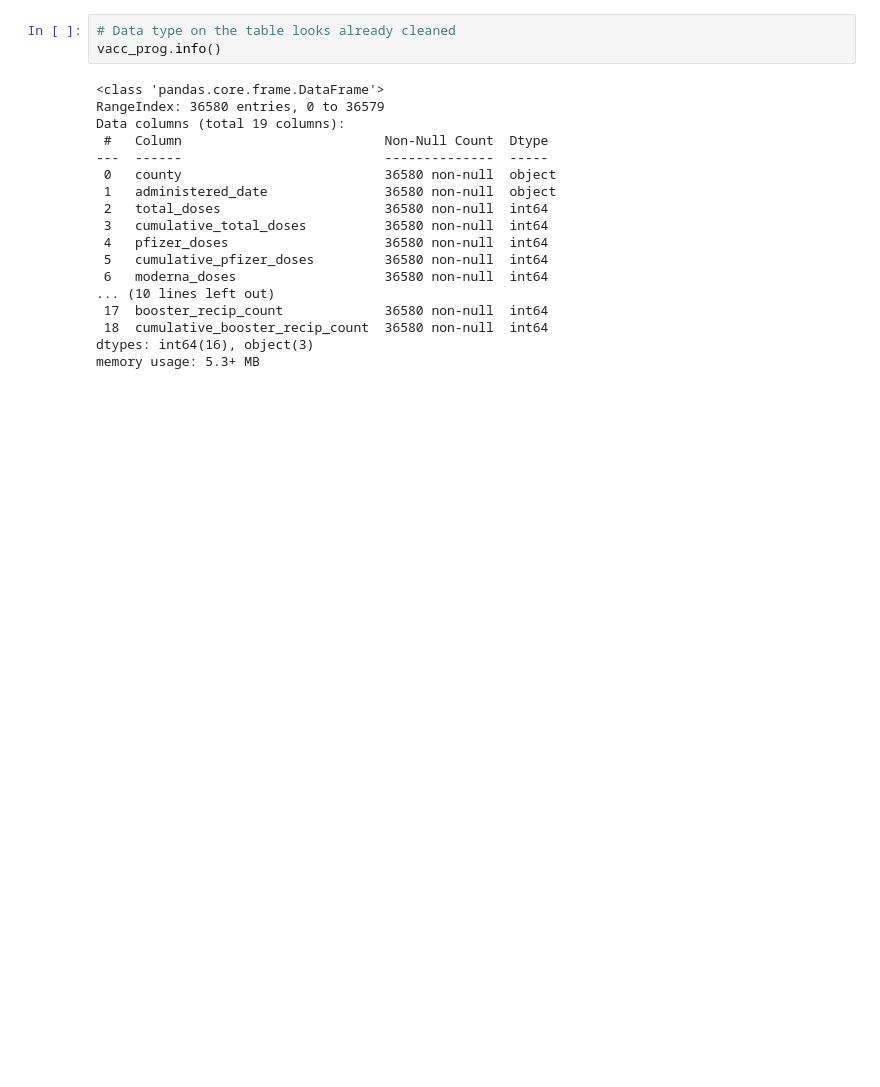
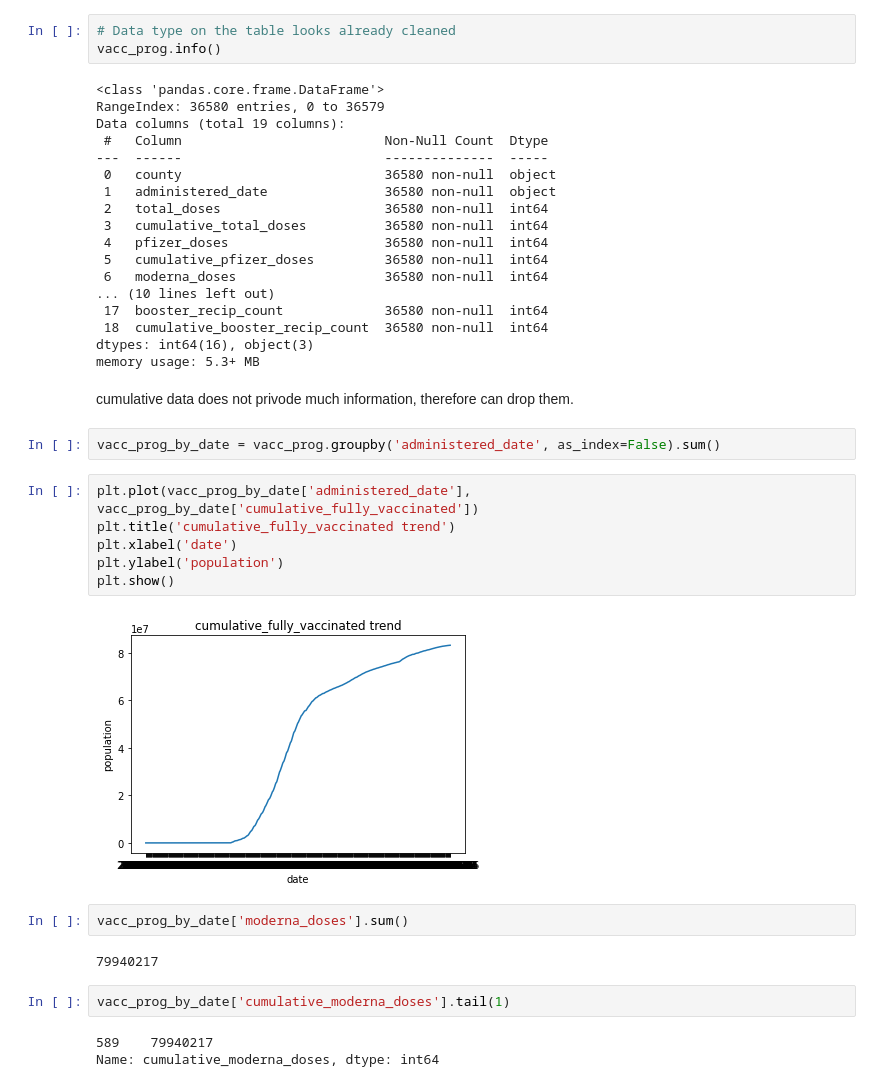
Before and after one commit to RunfengJiang/CMPE-255_Project_Team8, a Jupyter notebook: scripts/Vaccination_Progress_Data_Analysis.ipynb, the cells around one changed output. Drawn from its saved outputs; the diff is of its cells as text; blank space fills up the shorter version.

Commit message:
add sotck data update cavvination progress analysis

```diff
--- a/scripts/Vaccination_Progress_Data_Analysis.ipynb
+++ b/scripts/Vaccination_Progress_Data_Analysis.ipynb
@@ -74,3 +74,24 @@ Data columns (total 19 columns):
  18  cumulative_booster_recip_count  36580 non-null  int64
 dtypes: int64(16), object(3)
 memory usage: 5.3+ MB
+# %% [markdown]
+cumulative data does not privode much information, therefore can drop them.
+# %%
+vacc_prog_by_date = vacc_prog.groupby('administered_date', as_index=False).sum()
+# %%
+plt.plot(vacc_prog_by_date['administered_date'], vacc_prog_by_date['cumulative_fully_vaccinated'])
+plt.title('cumulative_fully_vaccinated trend')
+plt.xlabel('date')
+plt.ylabel('population')
+plt.show()
+# %% [output]
+[figure, added]
+# %%
+vacc_prog_by_date['moderna_doses'].sum()
+# %% [output]
+79940217
+# %%
+vacc_prog_by_date['cumulative_moderna_doses'].tail(1)
+# %% [output]
+589    79940217
+Name: cumulative_moderna_doses, dtype: int64
```
Also changed, not shown: parts of 2 cells of this notebook, 4 other files.
